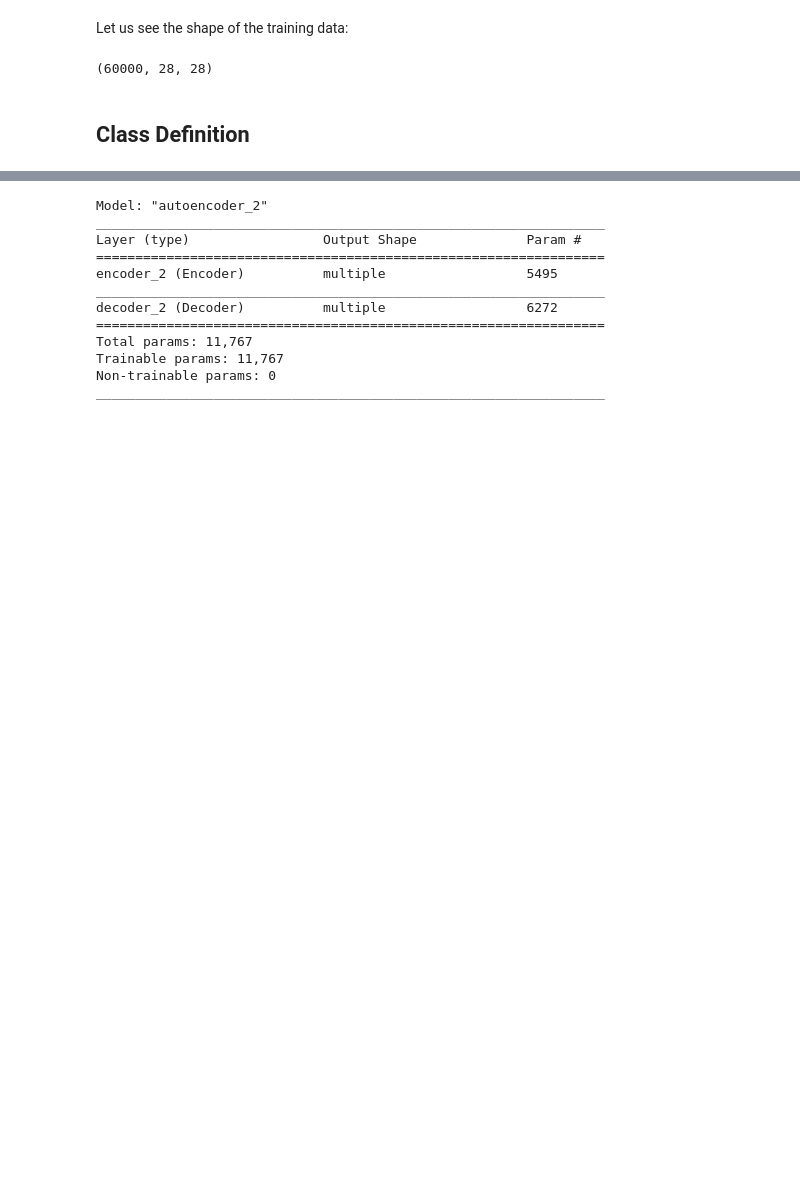
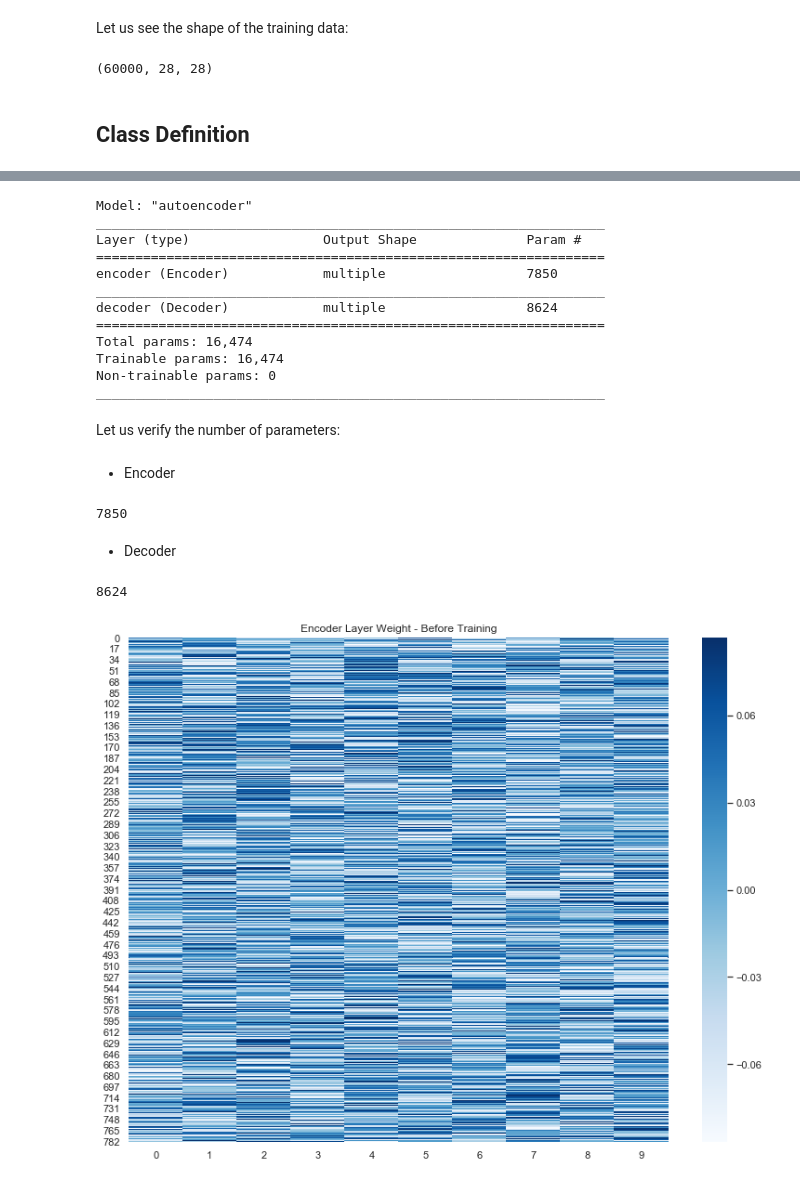
Before and after one commit to juanitorduz/math_deep_learning_summer_school19, a Jupyter notebook: keras/mnist_autoencoder.ipynb, the cells around one changed output, grey strips where cells are left out. Saved outputs shown, nothing was run; the diff lists cells and outputs as text; code cells hidden in the pictures; blank space fills up the shorter version.

```diff
--- a/keras/mnist_autoencoder.ipynb
+++ b/keras/mnist_autoencoder.ipynb
@@ -73,7 +78,7 @@ class Autoencoder(tf.keras.Model):
         reconstructed = self.decoder(latent)
         return reconstructed
 # %%
-dim = 7
+dim = 10
 ae = Autoencoder(dim)
 ae.build(input_shape=(batch_size, 28, 28))
 
@@ -85,15 +90,37 @@ ae.compile(
 
 ae.summary()
 # %% [output]
-Model: "autoencoder_2"
+Model: "autoencoder"
 _________________________________________________________________
 Layer (type)                 Output Shape              Param #
 =================================================================
-encoder_2 (Encoder)          multiple                  5495
+encoder (Encoder)            multiple                  7850
 _________________________________________________________________
-decoder_2 (Decoder)          multiple                  6272
+decoder (Decoder)            multiple                  8624
 =================================================================
-Total params: 11,767
-Trainable params: 11,767
+Total params: 16,474
+Trainable params: 16,474
 Non-trainable params: 0
 _________________________________________________________________
+# %% [markdown]
+Let us verify the number of parameters:
+# %% [markdown]
+- Encoder
+# %%
+# We compute the number of weights and add bias.
+dim*(28*28) + dim*1
+# %% [output]
+7850
+# %% [markdown]
+- Decoder
+# %%
+# We compute the number of weights and add bias.
+(28*28)*dim + (28*28)
+# %% [output]
+8624
+# %%
+fig, ax = plt.subplots(figsize=(13, 10))
+sns.heatmap(ae.weights[0].numpy(), ax=ax, cmap="Blues")
+ax.set(title='Encoder Layer Weight - Before Training');
+# %% [output]
+[figure, added]
```
Also changed, not shown: parts of 18 cells of this notebook.
